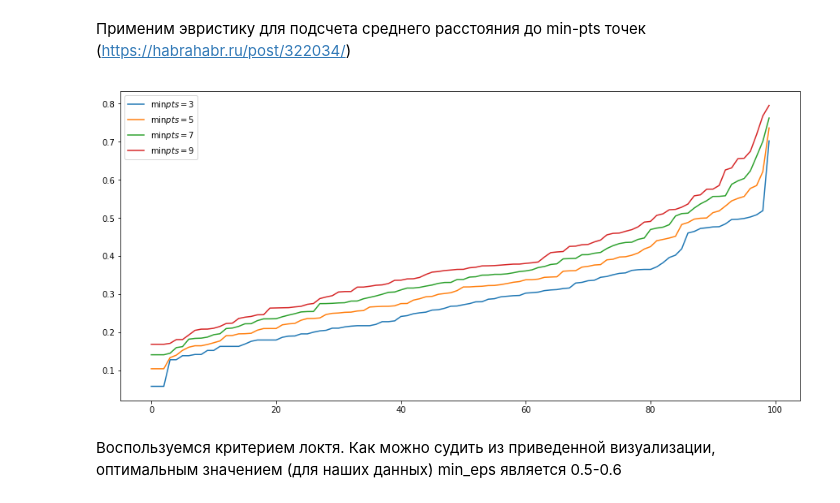
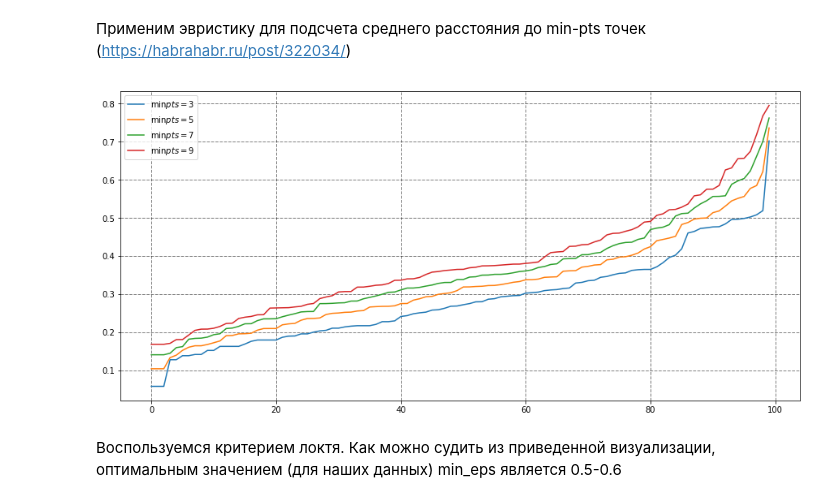
Before and after one commit to mynog/otus-big-data-dbscan-implement, a Jupyter notebook: dbscan_implementing.ipynb, the cells around one changed output. Drawn from its saved outputs; the diff is of its cells as text; code cells hidden in the pictures.

```diff
--- a/dbscan_implementing.ipynb
+++ b/dbscan_implementing.ipynb
@@ -64,7 +64,7 @@ class Clustering(BaseEstimator, ClusterMixin):
             self.visited.add(idx)
             neighbors = self.__region_query(point)
             if len(neighbors) < self.min_pts:
-                self.clusters[NOISE].append(idx)
+                self.clusters[self.NOISE].append(idx)
             else:
                 C += 1
                 self.__expand_cluster(idx, neighbors, C)
@@ -204,13 +204,14 @@ pl.show()
 # %%
 fig, ax = plt.subplots(1, 1, figsize=(15, 7))
 for min_pts in [3,5,7,9]:
     epss = Clustering().heuristics_calculation(x_iris, min_pts)
-#     print(epss)
     ax.plot(epss, label=r'$\min pts={}$'.format(min_pts))
-    ax.legend(loc='upper left')
+
+ax.grid(color='k', linestyle='--', linewidth=1, alpha=0.5)
+ax.legend(loc='upper left')
 plt.show()
 # %% [output]
-[figure, old version]
+[figure, new version]
 # %% [markdown]
 Воспользуемся критерием локтя. Как можно судить из приведенной визуализации, оптимальным значением (для наших данных) min_eps является 0.5-0.6
 # %% [markdown]
```
Also changed, not shown: parts of 7 cells of this notebook.
